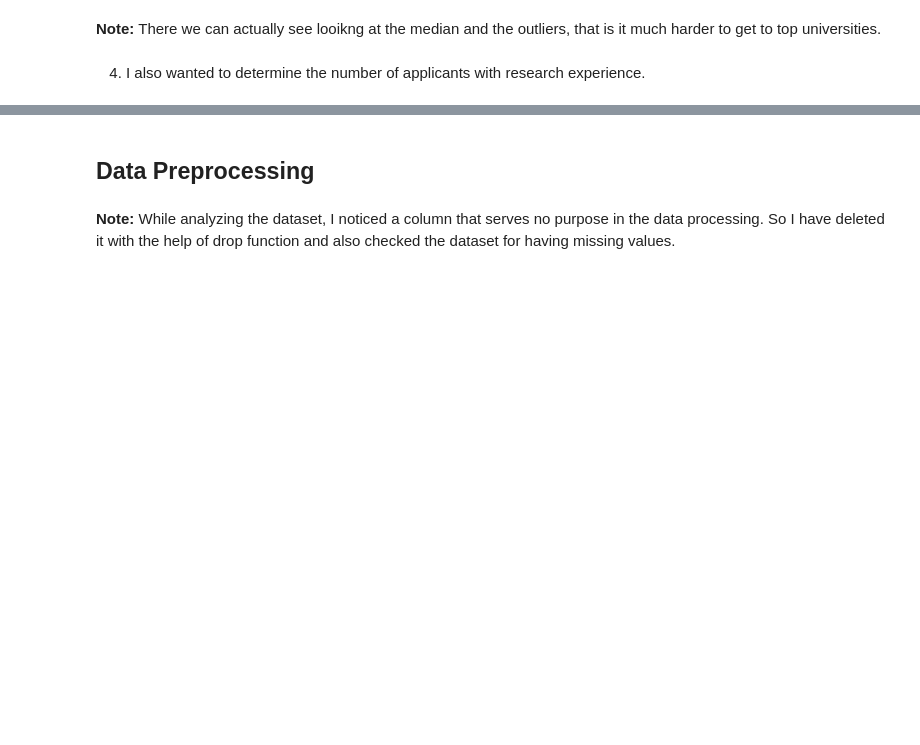
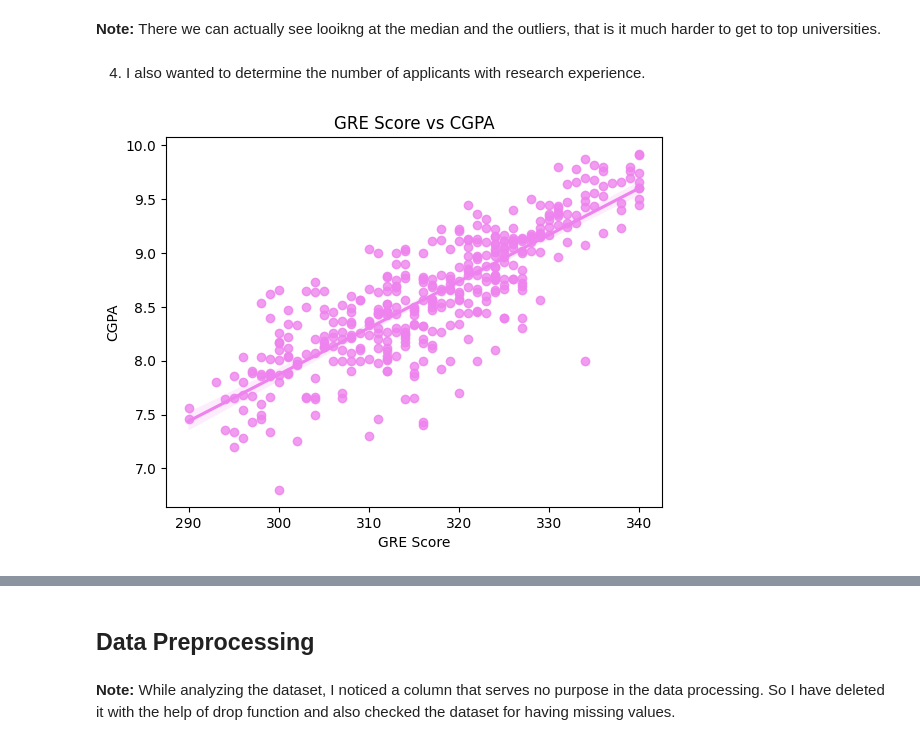
Before and after one commit to qojigedou/data_science, a Jupyter notebook: Assignment_opt_2_3_with_code.ipynb, the cells around one changed output, grey strips where cells are left out. Drawn from its saved outputs; the diff is of its cells as text; code cells hidden in the pictures; blank space fills up the shorter version.

```diff
--- a/Assignment_opt_2_3_with_code.ipynb
+++ b/Assignment_opt_2_3_with_code.ipynb
@@ -145,3 +147,9 @@ Text(0, 0.5, 'Chance of Admit')
 fig=px.pie(df, values=df['Research'].value_counts().values,
            names=df['Research'].value_counts().index, title='Research')
 fig.show()
+# %%
+fig = sns.regplot(x="GRE Score", y="CGPA", data=df, color='violet')
+plt.title("GRE Score vs CGPA")
+plt.show()
+# %% [output]
+[figure, added]
```
Also changed, not shown: parts of 21 cells of this notebook.
